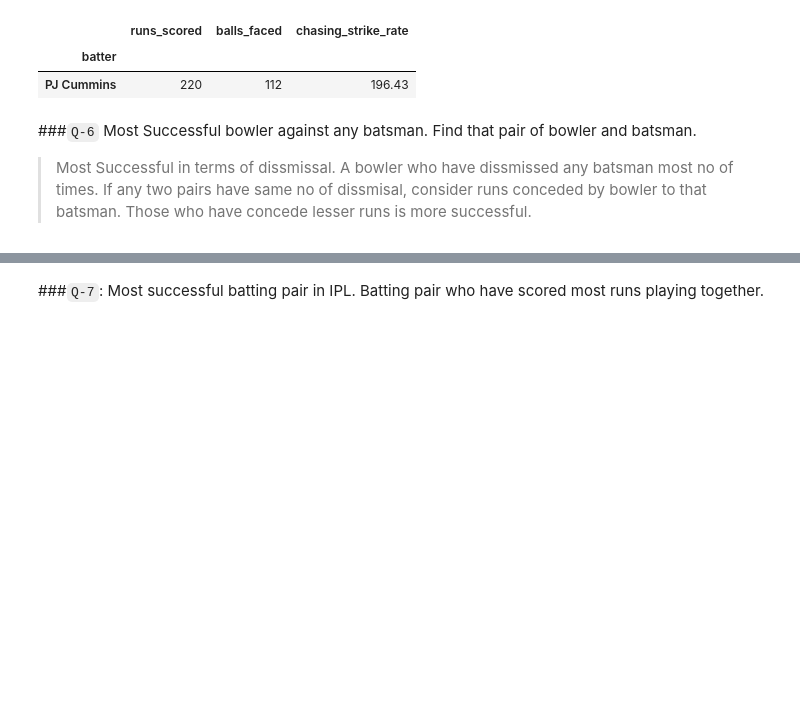
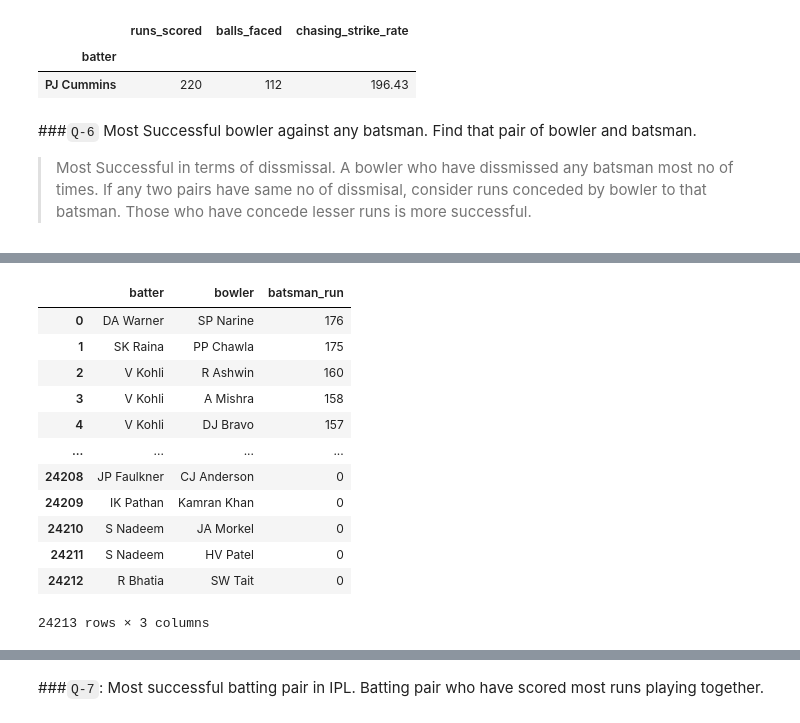
Before and after one commit to rishabhk1501/Data-Analytics-Tasks, a Jupyter notebook: session_19_tasks_soln.ipynb, the cells around one changed output, grey strips where cells are left out. Drawn from its saved outputs; the diff is of its cells as text; code cells hidden in the pictures; blank space fills up the shorter version.

```diff
--- a/session_19_tasks_soln.ipynb
+++ b/session_19_tasks_soln.ipynb
@@ -440,0 +470,17 @@ final.sort_values('chasing_strike_rate',ascending=False).head(1)
+# %%
+b = runs_conceded['batsman_run'].sum().sort_values(ascending=False).reset_index()
+b
+# %% [output]
+|  | batter | bowler | batsman_run |
+| 0 | DA Warner | SP Narine | 176 |
+| 1 | SK Raina | PP Chawla | 175 |
+| 2 | V Kohli | R Ashwin | 160 |
+| 3 | V Kohli | A Mishra | 158 |
+| 4 | V Kohli | DJ Bravo | 157 |
+| ... | ... | ... | ... |
+| 24208 | JP Faulkner | CJ Anderson | 0 |
+| 24209 | IK Pathan | Kamran Khan | 0 |
+| 24210 | S Nadeem | JA Morkel | 0 |
+| 24211 | S Nadeem | HV Patel | 0 |
+| 24212 | R Bhatia | SW Tait | 0 |
+24213 rows × 3 columns
```
Also changed, not shown: parts of 9 cells of this notebook.
